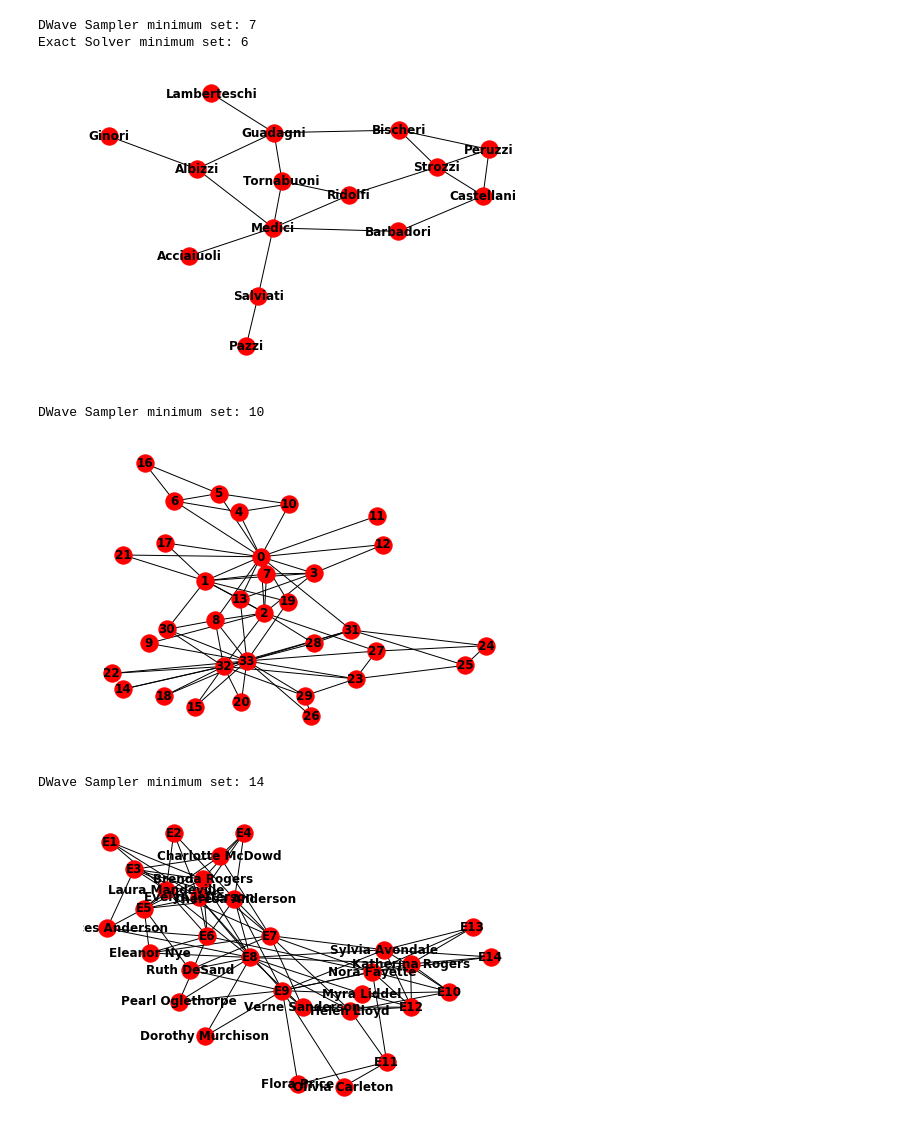
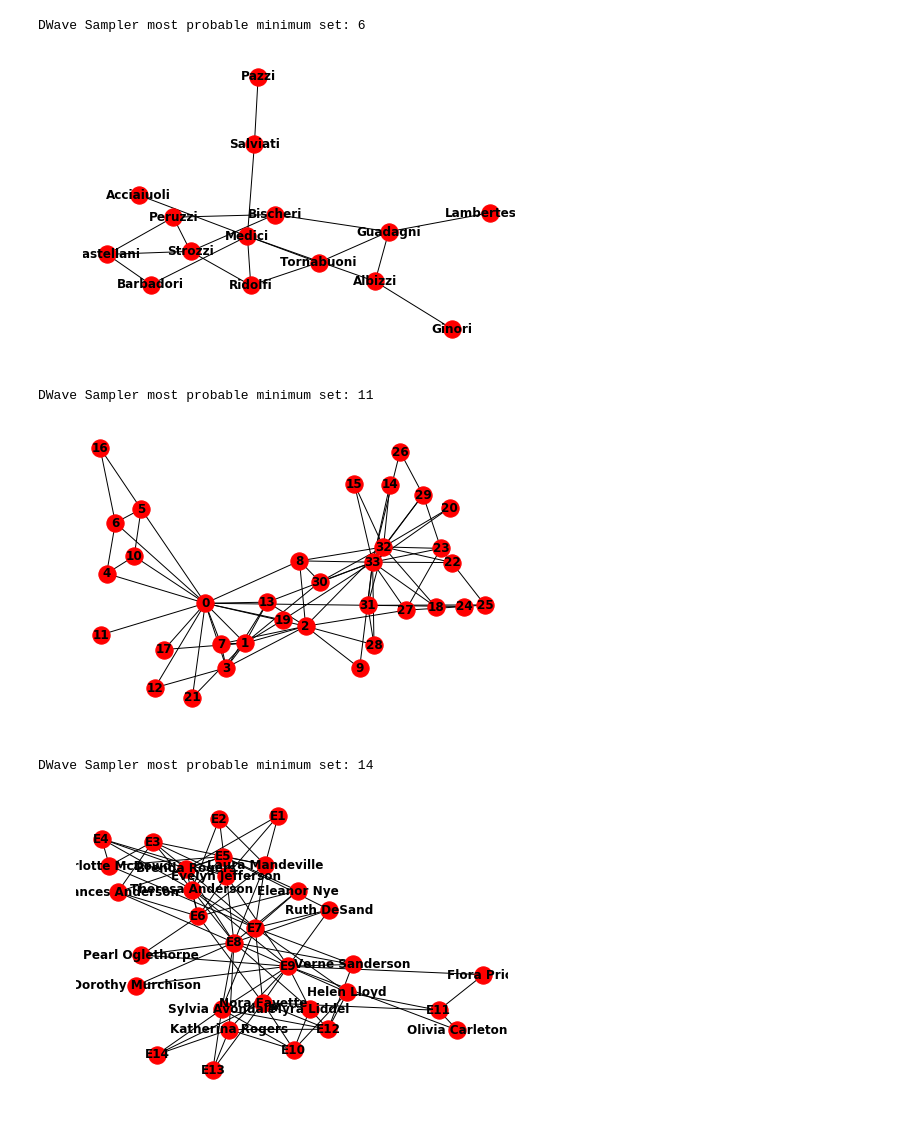
Before and after one commit to CalogeroZarbo/quantum_training, a Jupyter notebook: DWave-Challenges/dwave_problem10.ipynb, the cells around one changed output. Saved outputs shown, nothing was run; the diff lists cells and outputs as text; code cells hidden in the pictures.

Commit message:
Challenge 10: Changed strategy from the Absolute Minimum to the most probable.

```diff
--- a/DWave-Challenges/dwave_problem10.ipynb
+++ b/DWave-Challenges/dwave_problem10.ipynb
@@ -33,6 +33,28 @@ def min_set_max_cut(G,num_shots = 100,verbose = False, exact_solver = False):
         return len(max_cut)
     else:
         return len(max_cut_complementary)
+
+def get_most_probable(results_series):
+    results_map = {}
+    for res in results_series:
+        if res in results_map:
+            results_map[res] += 1
+        else:
+            results_map[res] = 1
+    most_probable_key = None
+    number_of_hits = None
+    for k,v in results_map.items():
+        if most_probable_key is None:
+            most_probable_key = k
+            number_of_hits = v
+        elif v > number_of_hits:
+            most_probable_key = k
+            number_of_hits = v
+        elif v == number_of_hits and k < most_probable_key:
+            most_probable_key = k
+            number_of_hits = v
+
+    return most_probable_key, number_of_hits
 # %%
 # Florentine Families Graph
 florentine_dwave_samples = []
@@ -40,12 +62,13 @@ florentine_families = nx.florentine_families_graph()
 nx.draw(florentine_families, with_labels=True, font_weight='bold')
 for _ in range(num_repeats):
     florentine_dwave_samples.append(min_set_max_cut(G=florentine_families, num_shots=shots,verbose=False, exact_solver= False))
-print('DWave Sampler minimum set:', min(florentine_dwave_samples))
-print('Exact Solver minimum set:', min_set_max_cut(G=florentine_families, verbose=False, exact_solver= True))
+
+most_probable, _ = get_most_probable(florentine_dwave_samples)
+print('DWave Sampler most probable minimum set:', most_probable)
+#print('Exact Solver minimum set:', min_set_max_cut(G=florentine_families, verbose=False, exact_solver= True))
 # %% [output]
-DWave Sampler minimum set: 7
-Exact Solver minimum set: 6
+DWave Sampler most probable minimum set: 6
-[figure, old version]
+[figure, new version]
 # %%
 # Karate Club Graph
 karate_dwave_samples = []
@@ -53,20 +76,24 @@ karate_club = nx.karate_club_graph()
 nx.draw(karate_club, with_labels=True, font_weight='bold')
 for _ in range(num_repeats):
     karate_dwave_samples.append(min_set_max_cut(G=karate_club, num_shots=shots, verbose=False, exact_solver = False))
-print('DWave Sampler minimum set:', min(karate_dwave_samples))
+
+most_probable, _ = get_most_probable(karate_dwave_samples)
+print('DWave Sampler most probable minimum set:', most_probable)
 #print('Exact Solver minimum set:', min_set_max_cut(G=karate_club, verbose=False, exact_solver= True))
 # %% [output]
-DWave Sampler minimum set: 10
+DWave Sampler most probable minimum set: 11
-[figure, old version]
+[figure, new version]
 # %%
 # Davis Southern Women Club Graph
 davis_dwave_samples = []
 davis_southern_women = nx.davis_southern_women_graph()
 nx.draw(davis_southern_women, with_labels=True, font_weight='bold')
 for _ in range(num_repeats):
     davis_dwave_samples.append(min_set_max_cut(G=davis_southern_women, num_shots=shots,verbose=False, exact_solver = False))
-print('DWave Sampler minimum set:', min(davis_dwave_samples))
+
+most_probable, _ = get_most_probable(davis_dwave_samples)
+print('DWave Sampler most probable minimum set:', most_probable)
 #print('Exact Solver minimum set:', min_set_max_cut(G=davis_southern_women, verbose=False, exact_solver= True))
 # %% [output]
-DWave Sampler minimum set: 14
+DWave Sampler most probable minimum set: 14
-[figure, old version]
+[figure, new version]
```
